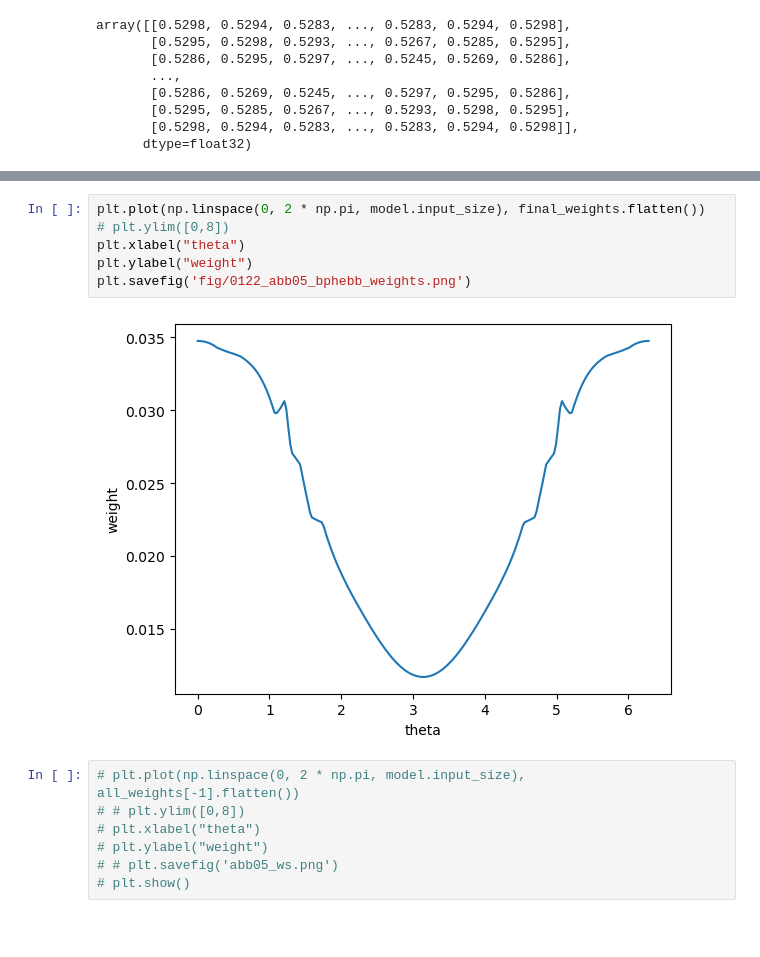
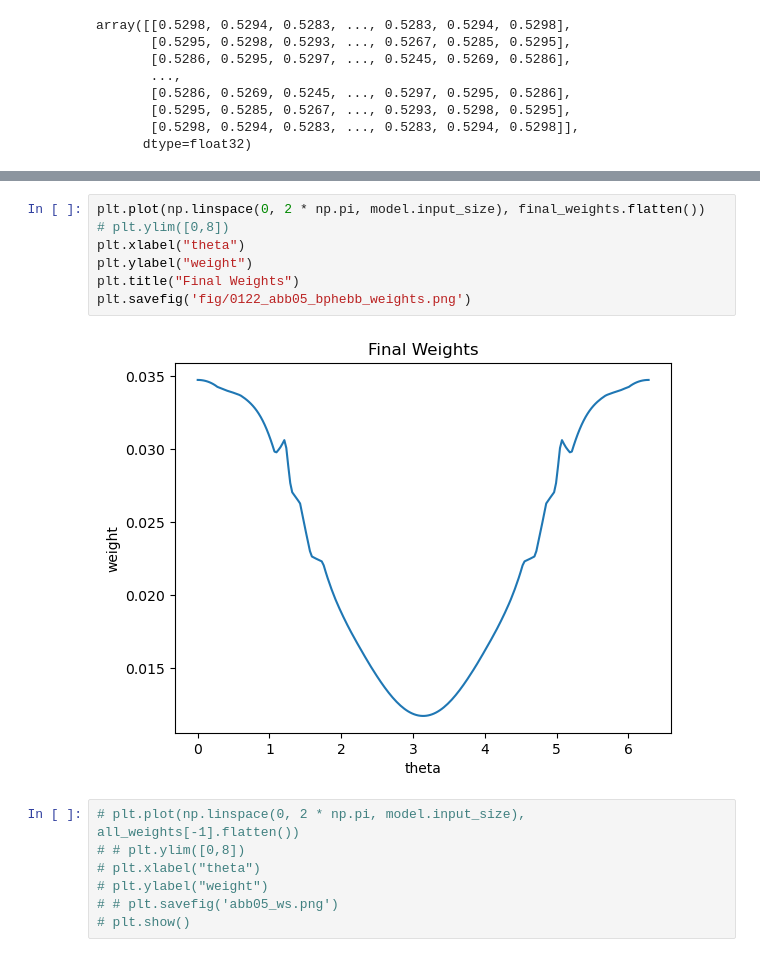
Before and after one commit to BeiGeJin/FBRNN, a Jupyter notebook: baseline_abb05/analysis_abb05_bphebb.ipynb, the cells around one changed output, grey strips where cells are left out. Drawn from its saved outputs; the diff is of its cells as text; blank space fills up the shorter version.

```diff
--- a/baseline_abb05/analysis_abb05_bphebb.ipynb
+++ b/baseline_abb05/analysis_abb05_bphebb.ipynb
@@ -138,11 +142,12 @@ plt.savefig('fig/0122_abb05_bphebb_onlyweights.png')
 # %%
 plt.plot(np.linspace(0, 2 * np.pi, model.input_size), final_weights.flatten())
 # plt.ylim([0,8])
 plt.xlabel("theta")
 plt.ylabel("weight")
+plt.title("Final Weights")
 plt.savefig('fig/0122_abb05_bphebb_weights.png')
 # %% [output]
-[figure, old version]
+[figure, new version]
 # %%
 # plt.plot(np.linspace(0, 2 * np.pi, model.input_size), all_weights[-1].flatten())
 # # plt.ylim([0,8])
```
Also changed, not shown: parts of 4 cells of this notebook, 5 other files.
